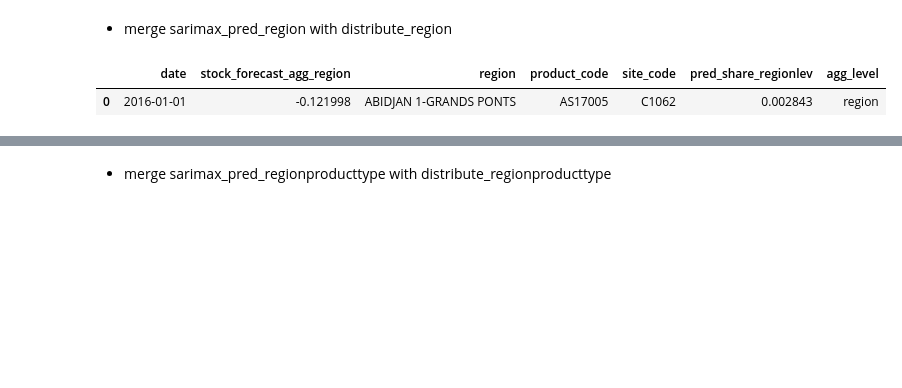
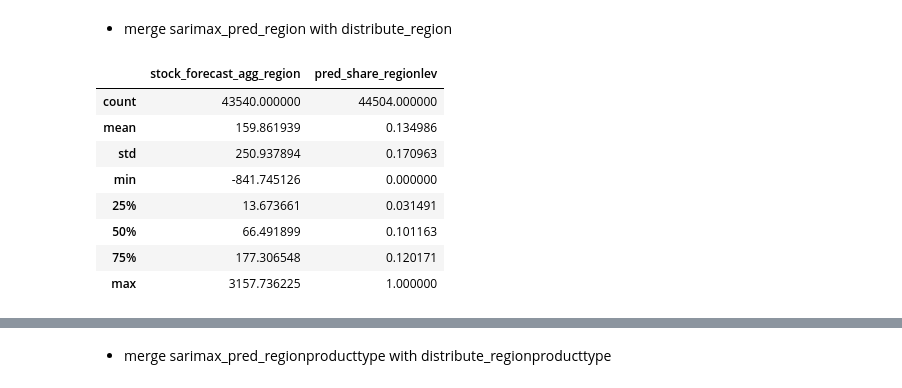
Before and after one commit to herbsh/USAID_Forecast_submit, a Jupyter notebook: 1_code/ensemble.ipynb, the cells around one changed output, grey strips where cells are left out. Cells and saved outputs as stored; diff of their text form; code cells hidden in the pictures; blank space fills up the shorter version.

```diff
--- a/1_code/ensemble.ipynb
+++ b/1_code/ensemble.ipynb
@@ -24,8 +96,15 @@ sarimax_pred_district=pd.read_csv('../2_pipeline/final_pred_district_lev.csv').r
 # %% [markdown]
 - merge sarimax_pred_region with distribute_region
 # %%
-pred_agg_region=pd.merge(left=sarimax_pred_region,right=distribute_regionlev,on=['date','region','product_code'])
-pred_agg_region.head(1)
+pred_agg_region=pd.merge(left=sarimax_pred_region,right=distribute_regionlev,on=['date','region','product_code'],how='right')
+pred_agg_region.describe()
 # %% [output]
-|  | date | stock_forecast_agg_region | region | product_code | site_code | pred_share_regionlev | agg_level |
-| 0 | 2016-01-01 | -0.121998 | ABIDJAN 1-GRANDS PONTS | AS17005 | C1062 | 0.002843 | region |
+|  | stock_forecast_agg_region | pred_share_regionlev |
+| count | 43540.000000 | 44504.000000 |
+| mean | 159.861939 | 0.134986 |
+| std | 250.937894 | 0.170963 |
+| min | -841.745126 | 0.000000 |
+| 25% | 13.673661 | 0.031491 |
+| 50% | 66.491899 | 0.101163 |
+| 75% | 177.306548 | 0.120171 |
+| max | 3157.736225 | 1.000000 |
```
Also changed, not shown: parts of 35 cells of this notebook, 1 other file.
